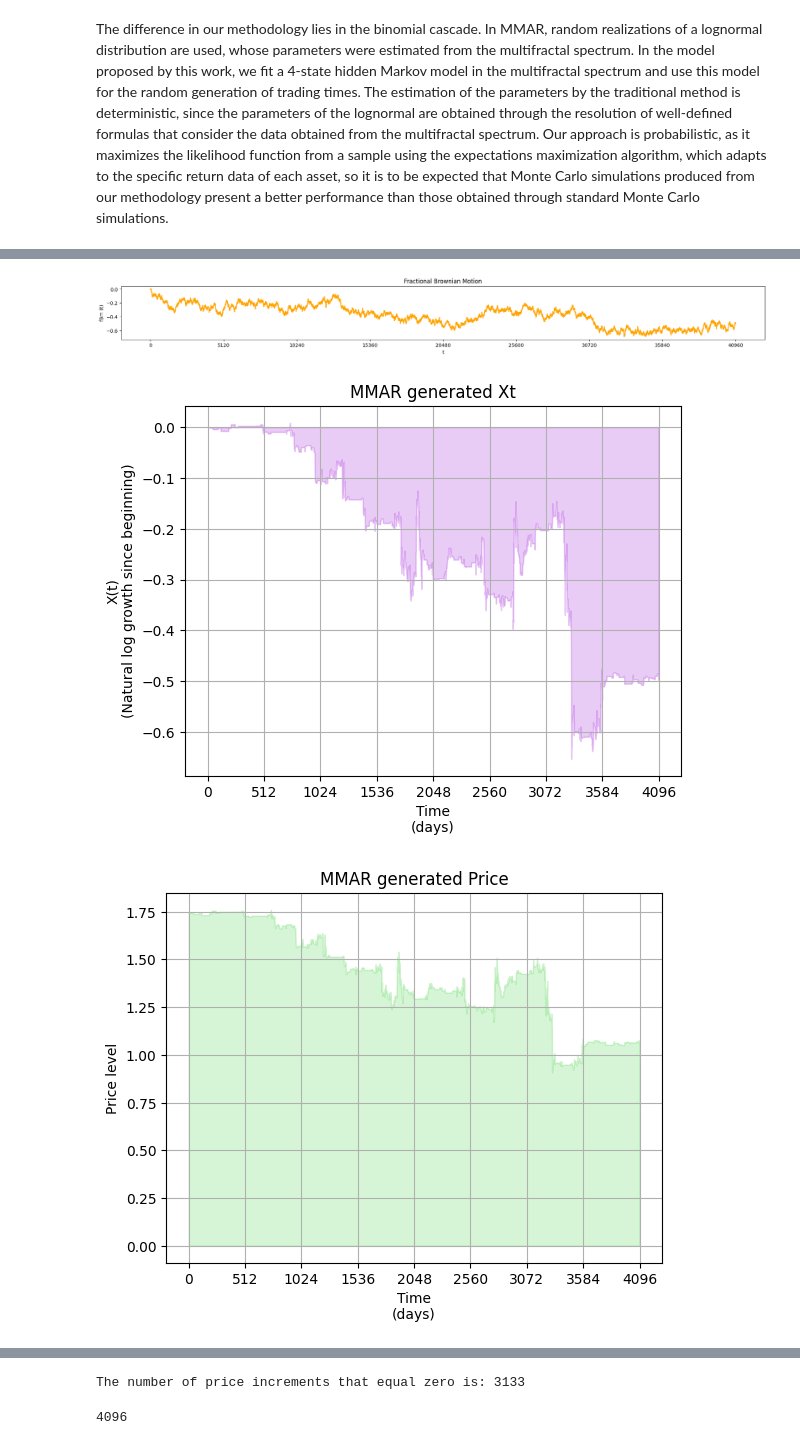
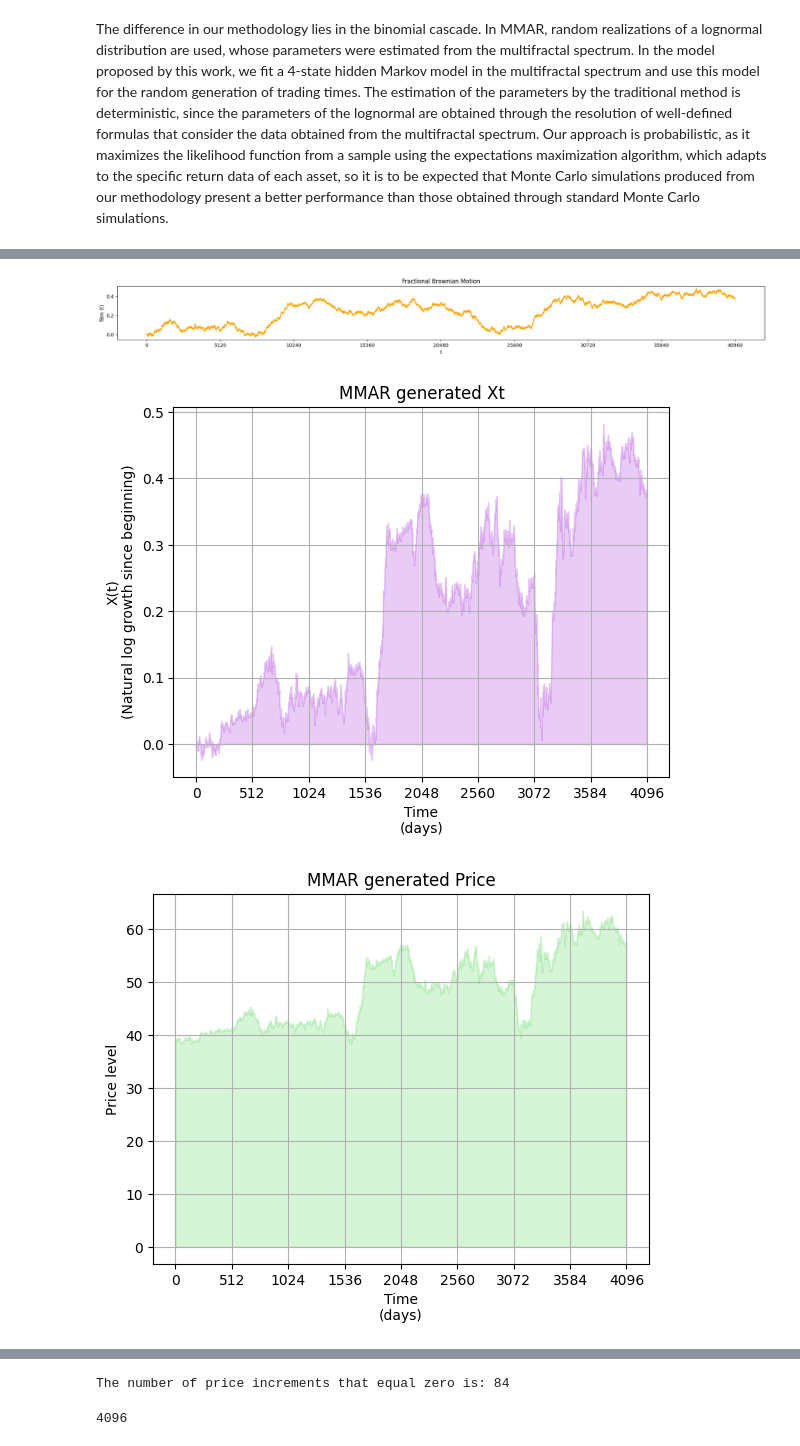
Before and after one commit to RegisVargas/Multifractal-Model-of-Asset-Returns-MMAR-for-Thesis, a Jupyter notebook: Improving_the_multifractal_model_of_asset_returns_by_Hidden_Markov_Models.ipynb, the cells around one changed output, grey strips where cells are left out. Drawn from its saved outputs; the diff is of its cells as text; code cells hidden in the pictures.

Commit message:
Created using Colaboratory - trying to implement MMAR

```diff
--- a/Improving_the_multifractal_model_of_asset_returns_by_Hidden_Markov_Models.ipynb
+++ b/Improving_the_multifractal_model_of_asset_returns_by_Hidden_Markov_Models.ipynb
@@ -314,0 +320,6 @@ class Asset:
+# %%
+np.random.seed(123)
+ticker = 'ADBE'
+days_simu = 4096
+ADBE_real = Asset(ticker)
+ADBE_real.download_data('1900-01-01',datetime.today().strftime('%Y-%m-%d'))
@@ -314,0 +334,7 @@ class Asset:
+# %%
+ADBE_real = Asset(ticker)
+ADBE_real.download_data(start_date_real_ADBE,datetime.today().strftime('%Y-%m-%d'))
+ADBE_simu = Asset(ticker)
+ADBE_simu.download_data(start_date_simu_ADBE, end_date_simu_ADBE)
+real_log_returns = np.exp(ADBE_simu.evaluate_log_return())
+num_simu=100
@@ -466,7 +518,7 @@ GaussianHMM(n_components=4)
 # %% [markdown]
 The difference in our methodology lies in the binomial cascade. In MMAR, random realizations of a lognormal distribution are used, whose parameters were estimated from the multifractal spectrum. In the model proposed by this work, we fit a 4-state hidden Markov model in the multifractal spectrum and use this model for the random generation of trading times. The estimation of the parameters by the traditional method is deterministic, since the parameters of the lognormal are obtained through the resolution of well-defined formulas that consider the data obtained from the multifractal spectrum. Our approach is probabilistic, as it maximizes the likelihood function from a sample using the expectations maximization algorithm, which adapts to the specific return data of each asset, so it is to be expected that Monte Carlo simulations produced from our methodology present a better performance than those obtained through standard Monte Carlo simulations.
 # %%
-AAPL_simu.MMAR(12, AAPL_real.data['Adj Close'] , 0.15, True)
+ADBE_simu.MMAR(12, ADBE_real.data['Adj Close'] , 0.15, True)
 # %% [output]
 Performing an MMAR simulation with parameters:
 
@@ -479,3 +531,3 @@ fBm magnitude = 0.15
-[figure, old version]
+[figure, new version]
-[figure, old version]
+[figure, new version]
-[figure, old version]
+[figure, new version]
@@ -483,4 +535,4 @@ fBm magnitude = 0.15
-The number of price increments that equal zero is: 3133
+The number of price increments that equal zero is: 84
 # %%
 2**12
 # %% [output]
```
Also changed, not shown: parts of 28 cells of this notebook.
